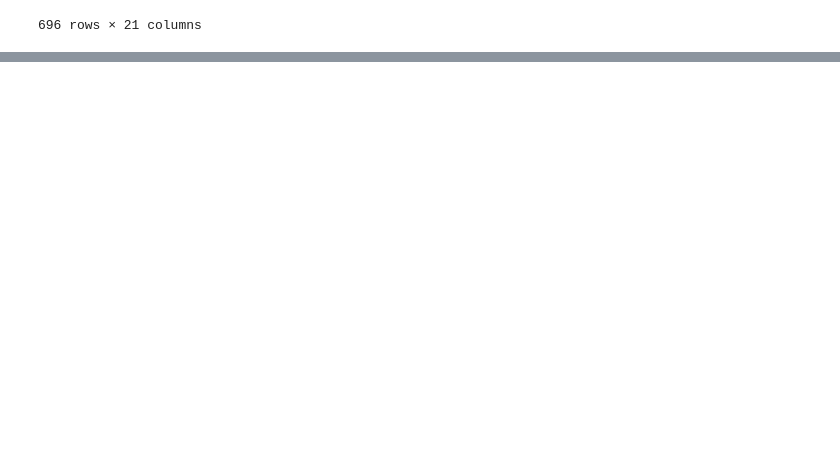
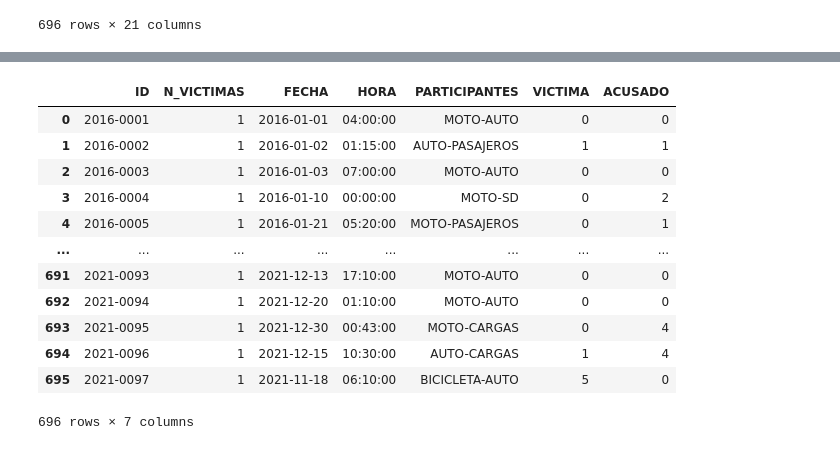
Before and after one commit to Mariagustin-Prg/Siniestros-PIDA, a Jupyter notebook: intro.ipynb, the cells around one changed output, grey strips where cells are left out. Drawn from its saved outputs; the diff is of its cells as text; code cells hidden in the pictures; blank space fills up the shorter version.

```diff
--- a/intro.ipynb
+++ b/intro.ipynb
@@ -23,0 +141,9 @@ data_hechos
+# %%
+acusado_class = {}
+for x in incidentes['ACUSADO'].unique():
+    acusado_class[f"{x}"] = input(f"{x}")
+# %%
+acusado_df = pd.DataFrame(acusado_class, index=["Descripción"])
+acusado_df = acusado_df.T.reset_index().reset_index()
+acusado_df.rename(columns= {"index": "Calificacion", "level_0": "id_Acusado"}, inplace= True)
+acusado_df
@@ -23,0 +162,19 @@ data_hechos
+# %%
+for z, txt in acusado_df[['id_Acusado', 'Calificacion']].values:
+    incidentes['ACUSADO'] = incidentes['ACUSADO'].str.replace(f"{txt}", f"{z}")
+
+incidentes
+# %% [output]
+|  | ID | N_VICTIMAS | FECHA | HORA | PARTICIPANTES | VICTIMA | ACUSADO |
+| 0 | 2016-0001 | 1 | 2016-01-01 | 04:00:00 | MOTO-AUTO | 0 | 0 |
+| 1 | 2016-0002 | 1 | 2016-01-02 | 01:15:00 | AUTO-PASAJEROS | 1 | 1 |
+| 2 | 2016-0003 | 1 | 2016-01-03 | 07:00:00 | MOTO-AUTO | 0 | 0 |
+| 3 | 2016-0004 | 1 | 2016-01-10 | 00:00:00 | MOTO-SD | 0 | 2 |
+| 4 | 2016-0005 | 1 | 2016-01-21 | 05:20:00 | MOTO-PASAJEROS | 0 | 1 |
+| ... | ... | ... | ... | ... | ... | ... | ... |
+| 691 | 2021-0093 | 1 | 2021-12-13 | 17:10:00 | MOTO-AUTO | 0 | 0 |
+| 692 | 2021-0094 | 1 | 2021-12-20 | 01:10:00 | MOTO-AUTO | 0 | 0 |
+| 693 | 2021-0095 | 1 | 2021-12-30 | 00:43:00 | MOTO-CARGAS | 0 | 4 |
+| 694 | 2021-0096 | 1 | 2021-12-15 | 10:30:00 | AUTO-CARGAS | 1 | 4 |
+| 695 | 2021-0097 | 1 | 2021-11-18 | 06:10:00 | BICICLETA-AUTO | 5 | 0 |
+696 rows × 7 columns
```
Also changed, not shown: parts of 19 cells of this notebook, 2 other files.
